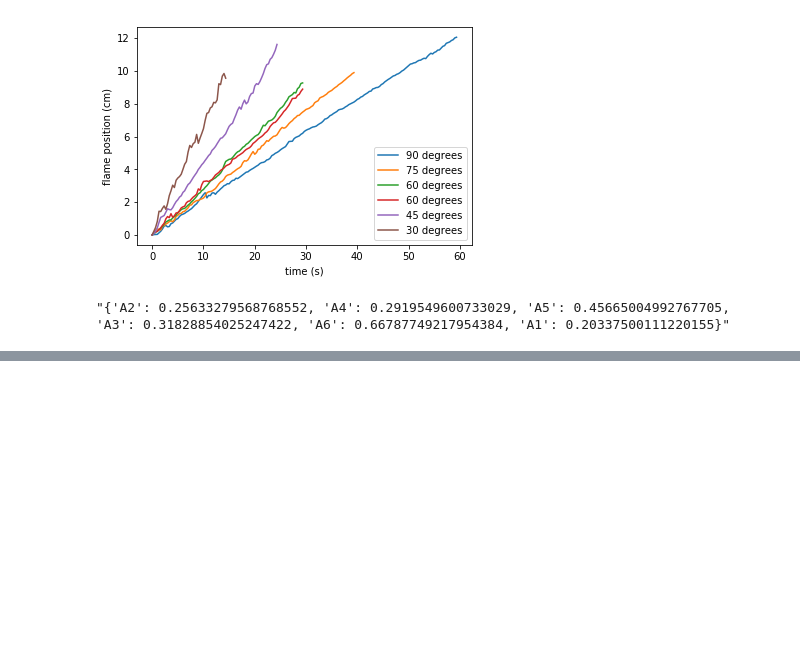
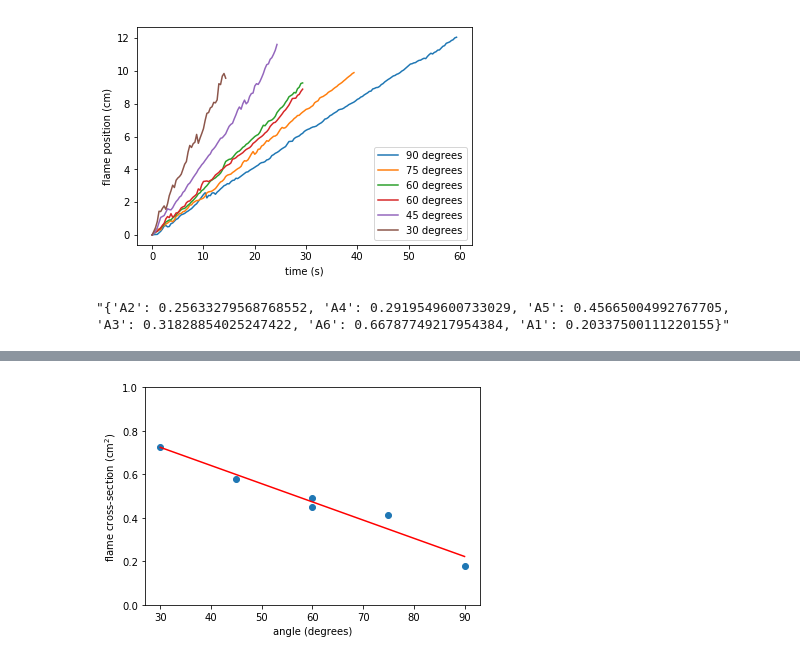
Before and after one commit to cigar-research/cigar-research, a Jupyter notebook: cedar-analysis/flame_velocity_analysis.ipynb, the cells around one changed output, grey strips where cells are left out. Cells and saved outputs as stored; diff of their text form; code cells hidden in the pictures; blank space fills up the shorter version.

```diff
--- a/cedar-analysis/flame_velocity_analysis.ipynb
+++ b/cedar-analysis/flame_velocity_analysis.ipynb
@@ -67,0 +108,28 @@ plt.savefig("plots/flame_velocities.png", dpi=300)
+# %%
+angs = []
+sizes = []
+
+for m in A_msmts:
+    angs.append(angles[m])
+    sizes.append(avg_flame_sizes[m])
+
+angs = np.array(angs)
+sizes = np.array(sizes)
+
+fr = np.polyfit(angs, sizes, 1)
+fp = np.poly1d(fr)
+
+# fr_exp = np.polyfit(angs, np.log(vels), 1)
+# fp_exp = lambda x: np.exp(np.poly1d(fr_exp)(x))
+
+plt.scatter(angs, sizes)
+ang_lp = np.linspace(30, 90, 100)
+plt.plot(ang_lp, fp(ang_lp), color="r")
+#plt.plot(ang_lp, fp_exp(ang_lp), color="g")
+plt.xlabel("angle (degrees)")
+plt.ylabel("flame cross-section (cm$^2$)")
+plt.ylim(0,1)
+
+plt.savefig("plots/flame_sizes.png", dpi=300)
+# %% [output]
+[figure, added]
```
Also changed, not shown: parts of 3 cells of this notebook, 11 other files.
